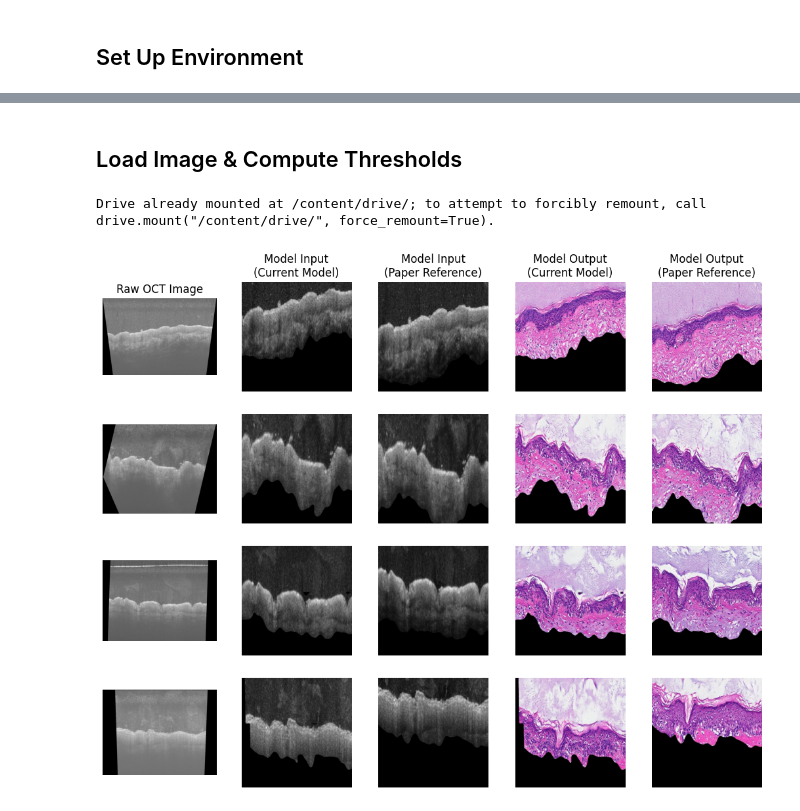
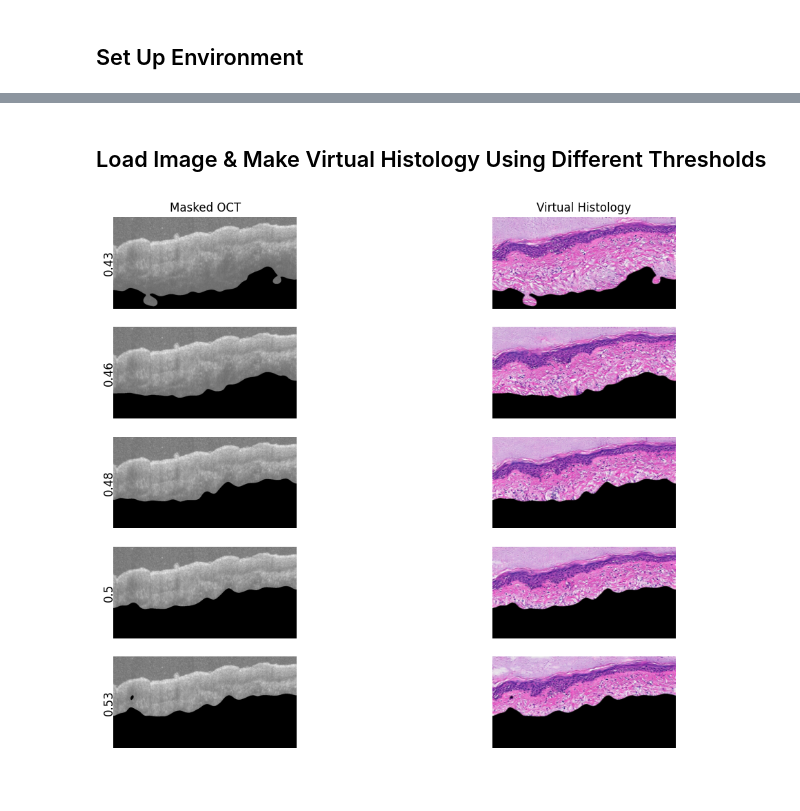
Before and after one commit to WinetraubLab/OCT2Hist-ModelInference, a Jupyter notebook: test_mask_threshold_impact_on_results.ipynb, the cells around one changed output, grey strips where cells are left out. Saved outputs shown, nothing was run; the diff lists cells and outputs as text; code cells hidden in the pictures; blank space fills up the shorter version.

```diff
--- a/test_mask_threshold_impact_on_results.ipynb
+++ b/test_mask_threshold_impact_on_results.ipynb
@@ -17,6 +17,11 @@ microns_per_pixel_x = 1
 # @markdown Cropping Parameters
 x0 = 130 # @param {type:"slider", min:0, max:1000, step:10}
 z0 = 300 # @param {type:"slider", min:0, max:1000, step:10}
+
+# @markdown Signal Threshold (set to left most position to compute threshold by algorithm)
+default_min_signal_threshold = 0.4 # @param {type:"slider", min:0.4, max:0.6, step:0.02}
+if default_min_signal_threshold==0.4:
+  default_min_signal_threshold = -1
 # %% [markdown]
 ## Set Up Environment
 # %%
@@ -64,7 +71,8 @@ def display_images(masked_octs,histologies,min_signal_thresholds):
     plt.axis('off')
     if i==0:
       plt.title('Masked OCT')
-    plt.ylabel('Threshold=%.2f'.format(min_signal_threshold))
+    plt.text(-25, masked_octs[i].shape[0]/2, '{0:0.2}'.format(min_signal_thresholds[i]),
+             fontsize=12, ha='center', va='center', rotation=90)
 
     fig.add_subplot(n, 2, i*2+2)
     plt.imshow(histologies[i])
@@ -74,31 +82,35 @@ def display_images(masked_octs,histologies,min_signal_thresholds):
 
 plt.show()
 # %% [markdown]
-## Load Image & Compute Thresholds
+## Load Image & Make Virtual Histology Using Different Thresholds
 # %%
 # Load OCT image, crop and compute threshold
 oct_image = cv2.imread(oct_input_image_path)
 cropped = crop(oct_image, target_width=1024, target_height=512, x0=x0, z0=z0)
-masked_image, _,_, default_min_signal_threshold  = mask_image(cropped)
+if default_min_signal_threshold == -1:
+  _,_,_, default_min_signal_threshold  = mask_image(cropped)
+
+# Compute reference histology image, utilizing the default value
+histology_ref, *_ = oct2hist.run_network(
+    cropped, min_signal_threshold = default_min_signal_threshold)
 
 # Pick some thresholds to explore
-min_signal_thresholds = np.array([0.5, 0.75, 1.0, 1.25, 1.5]) * default_min_signal_threshold
+min_signal_thresholds = np.array([0.9, 0.95, 1.0, 1.05, 1.1]) * default_min_signal_threshold
 
 # Create container for input and output images
 masked_octs = []
 histologies = []
 
 # Loop over all threshold and create outputs
-for min_signal_threshold in min_signal_thresholds
-
+for min_signal_threshold in min_signal_thresholds:
   # Run Inference
-  histology, _, masked_oct = oct2hist.run_network(
+  histology, *_ = oct2hist.run_network(
       cropped,min_signal_threshold=min_signal_threshold)
+  masked_oct, *_ = mask_image(cropped,min_signal_threshold)
   masked_octs.append(masked_oct)
   histologies.append(histology)
 
 # Present results
 display_images(masked_octs,histologies,min_signal_thresholds)
 # %% [output]
-Drive already mounted at /content/drive/; to attempt to forcibly remount, call drive.mount("/content/drive/", force_remount=True).
-[figure, old version]
+[figure, new version]
```
Also changed, not shown: parts of 1 cell of this notebook.
